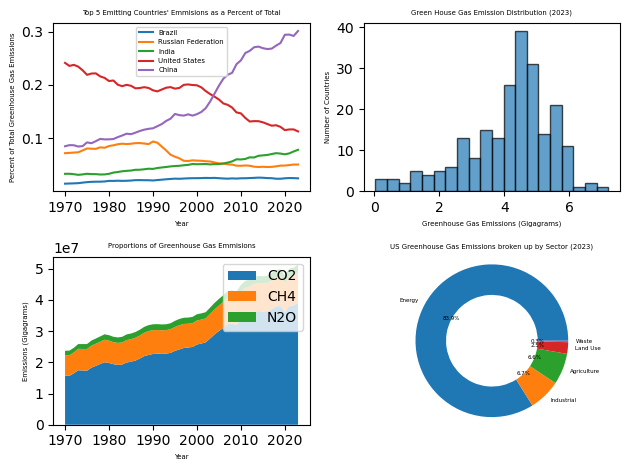
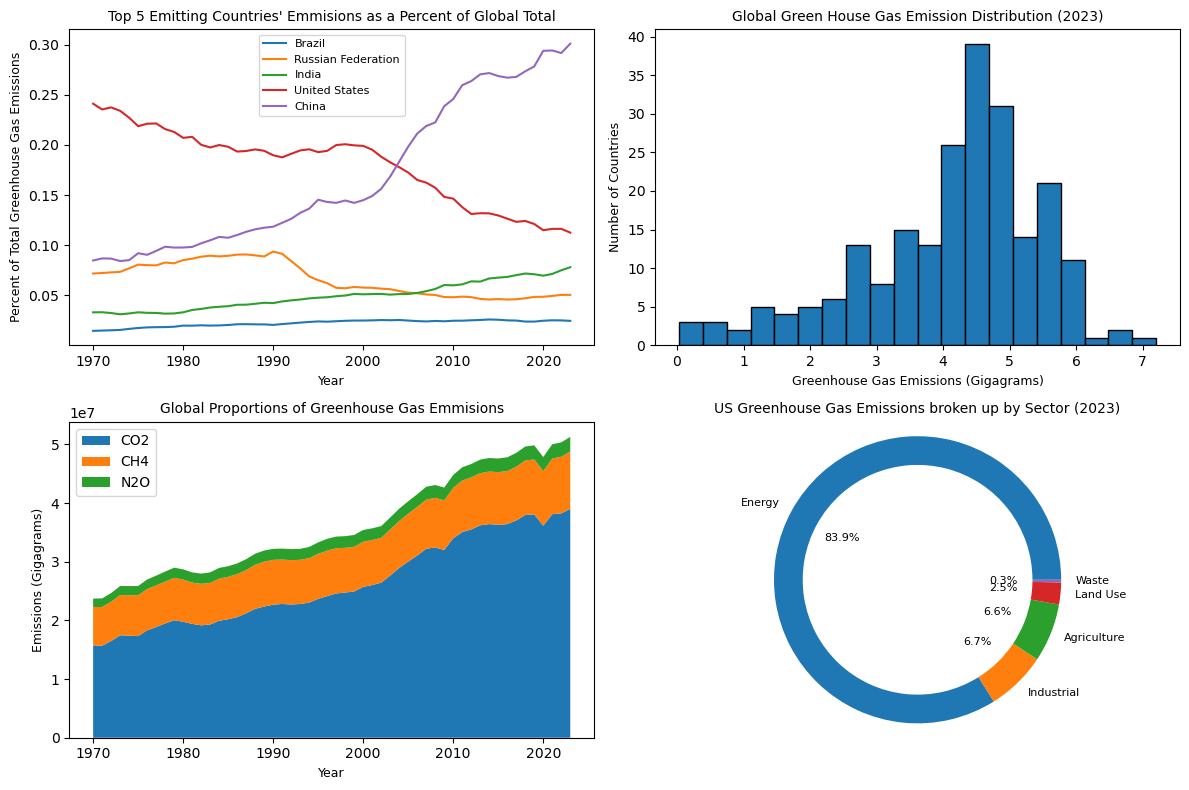
Unified diff of the notebook cell whose output changed from the first chart to the second:
--- before
+++ after
@@ -1,2 +1,3 @@
+plt.figure(figsize=(12, 8))
 plt.subplot(2, 2, 1)#subplot location for chart one
 #all of this code is the same as above for generating the line chart:
@@ -6,31 +7,31 @@
 plt.plot(years,(GHG.loc[top_5_indexes[3]].iloc[5:])/year_sums,label=GHG.loc[top_5_indexes[3]][3])
 plt.plot(years,(GHG.loc[top_5_indexes[4]].iloc[5:])/year_sums,label=GHG.loc[top_5_indexes[4]][3])
-plt.legend(fontsize=5)
-plt.ylabel('Percent of Total Greenhouse Gas Emissions',fontsize=5)
-plt.xlabel('Year',fontsize=5)
-plt.title("Top 5 Emitting Countries' Emmisions as a Percent of Total",fontsize=5)
+plt.legend(fontsize=8, loc='upper center')
+plt.ylabel('Percent of Total Greenhouse Gas Emissions',fontsize=9)
+plt.xlabel('Year',fontsize=9)
+plt.title("Top 5 Emitting Countries' Emmisions as a Percent of Global Total",fontsize=10)
 
 plt.subplot(2, 2, 2)#subplot location for chart two
 #all of this code is the same as above for generating the histogram:
-plt.hist(np.log10(GHG['Y_2023']),bins=20,alpha=0.7,edgecolor='black')
-plt.title('Green House Gas Emission Distribution (2023)',fontsize=5)
-plt.xlabel('Greenhouse Gas Emissions (Gigagrams)',fontsize=5)
-plt.ylabel('Number of Countries',fontsize=5)
+plt.hist(np.log10(GHG['Y_2023']),bins=20,edgecolor='black')
+plt.title('Global Green House Gas Emission Distribution (2023)',fontsize=10)
+plt.xlabel('Greenhouse Gas Emissions (Gigagrams)',fontsize=9)
+plt.ylabel('Number of Countries',fontsize=9)
 
 plt.subplot(2, 2, 3)#subplot location for chart three
 #all of this code is the same as above for genreating the stackplot
 plt.stackplot(years,co2_tots_years,ch4_adj_tots_years,n2o_adj_tots_years,labels=['CO2','CH4','N2O'])
-plt.xlabel('Year',fontsize=5)
-plt.ylabel('Emissions (Gigagrams)',fontsize=5)
-plt.title('Proportions of Greenhouse Gas Emmisions',fontsize=5)
-plt.legend()
+plt.xlabel('Year',fontsize=9)
+plt.ylabel('Emissions (Gigagrams)',fontsize=9)
+plt.title('Global Proportions of Greenhouse Gas Emmisions',fontsize=10)
+plt.legend(loc='upper left', fontsize=10)
 
 plt.subplot(2, 2, 4)#subplot location for chart four
 #all of this code is the same as above for generating the donut chart
 plt.pie(sizes, 
-       frame=False,labels=['Energy','Industrial','Agriculture','Land Use','Waste'],autopct='%1.1f%%',wedgeprops={'width': 0.4},
-        textprops={'fontsize':4})
+       frame=False,labels=['Energy','Industrial','Agriculture','Land Use','Waste'],autopct='%1.1f%%',wedgeprops={'width': 0.2},
+        textprops={'fontsize':8})
 plt.axis('equal')
-plt.title('US Greenhouse Gas Emissions broken up by Sector (2023)',fontsize=5)
+plt.title('US Greenhouse Gas Emissions broken up by Sector (2023)',fontsize=10)
 
 plt.tight_layout()#set tight layout so that everything fits nicely into one visualization 

Commit: Committing revisions to CMSE402 Honors Project